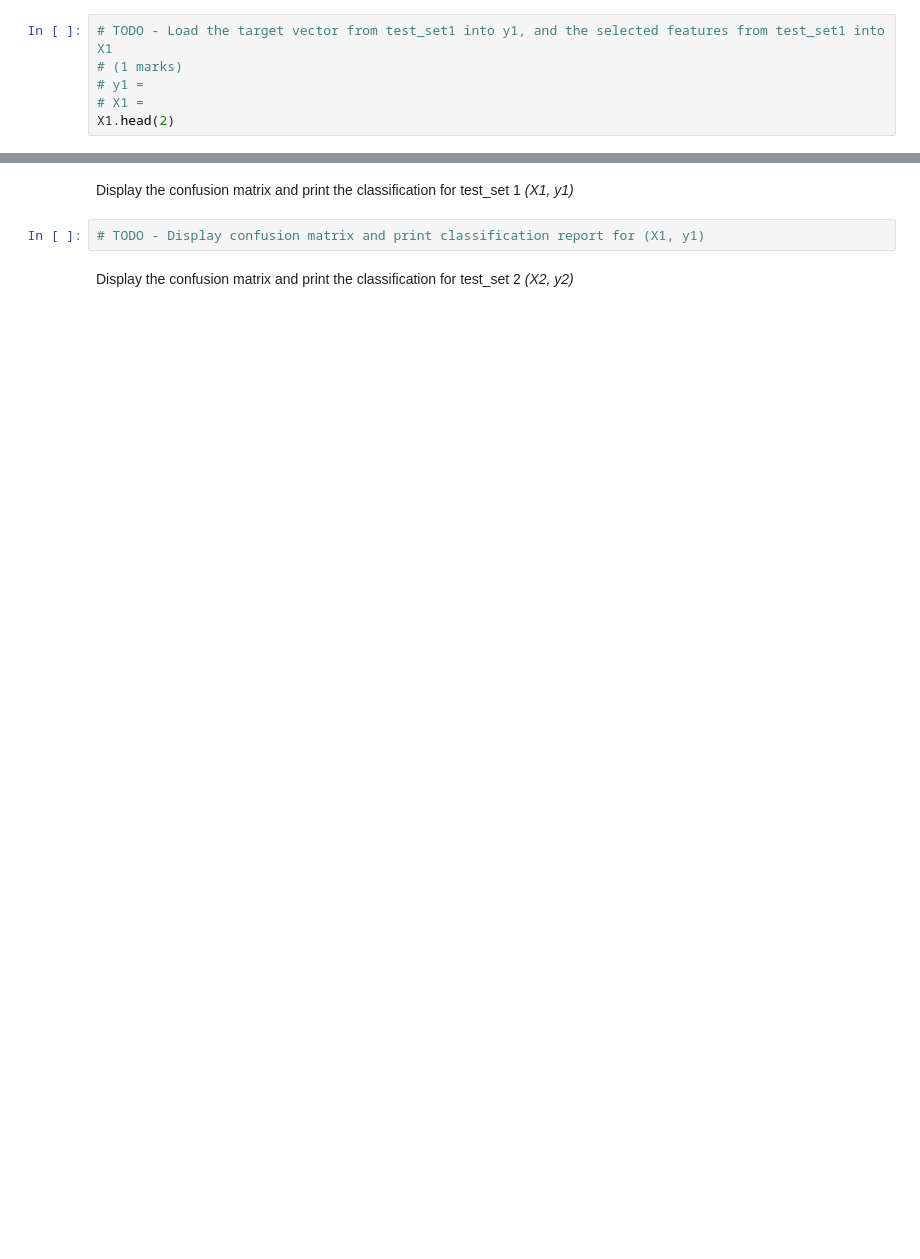
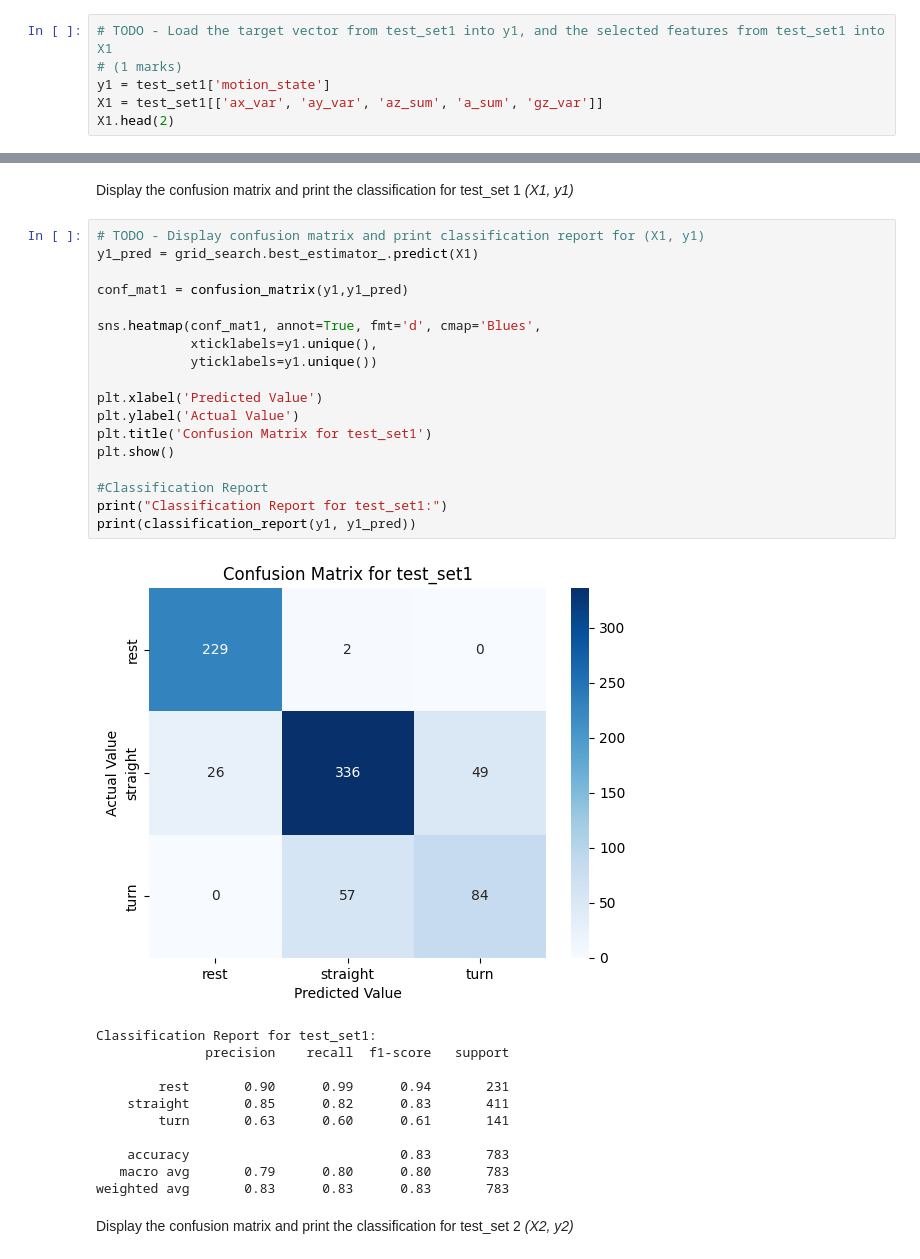
Before and after one commit to Divya-Bhavsar03/engg680_2024_fall, a Jupyter notebook: Lab_Assignment4/Assignment 4.ipynb, the cells around one changed output, grey strips where cells are left out. Drawn from its saved outputs; the diff is of its cells as text; blank space fills up the shorter version.

Commit message:
2.2 - Model Evaluation on Test Datasets 1 and 2(2.2.1~2.2.2)

```diff
--- a/Lab_Assignment4/Assignment 4.ipynb
+++ b/Lab_Assignment4/Assignment 4.ipynb
@@ -532,6 +532,6 @@ Seperate the testsets into the selected features and target vectors *(X1, y1)* a
 # %%
 # TODO - Load the target vector from test_set1 into y1, and the selected features from test_set1 into X1
 # (1 marks)
-# y1 =
-# X1 =
+y1 = test_set1['motion_state']
+X1 = test_set1[['ax_var', 'ay_var', 'az_sum', 'a_sum', 'gz_var']]
 X1.head(2)
@@ -553,6 +566,34 @@ For each test dataset, print the test set accuracy score.
 # %% [markdown]
 Display the confusion matrix and print the classification for test_set 1 *(X1, y1)*
-# %%
-# TODO - Display confusion matrix and print classification report for (X1, y1)
+# %%
+# TODO - Display confusion matrix and print classification report for (X1, y1)
+y1_pred = grid_search.best_estimator_.predict(X1)
+
+conf_mat1 = confusion_matrix(y1,y1_pred)
+
+sns.heatmap(conf_mat1, annot=True, fmt='d', cmap='Blues',
+            xticklabels=y1.unique(),
+            yticklabels=y1.unique())
+
+plt.xlabel('Predicted Value')
+plt.ylabel('Actual Value')
+plt.title('Confusion Matrix for test_set1')
+plt.show()
+
+#Classification Report
+print("Classification Report for test_set1:")
+print(classification_report(y1, y1_pred))
+# %% [output]
+[figure, added]
+Classification Report for test_set1:
+              precision    recall  f1-score   support
+
+        rest       0.90      0.99      0.94       231
+    straight       0.85      0.82      0.83       411
+        turn       0.63      0.60      0.61       141
+
+    accuracy                           0.83       783
+   macro avg       0.79      0.80      0.80       783
+weighted avg       0.83      0.83      0.83       783
 # %% [markdown]
 Display the confusion matrix and print the classification for test_set 2 *(X2, y2)*
```
Also changed, not shown: parts of 5 cells of this notebook.
